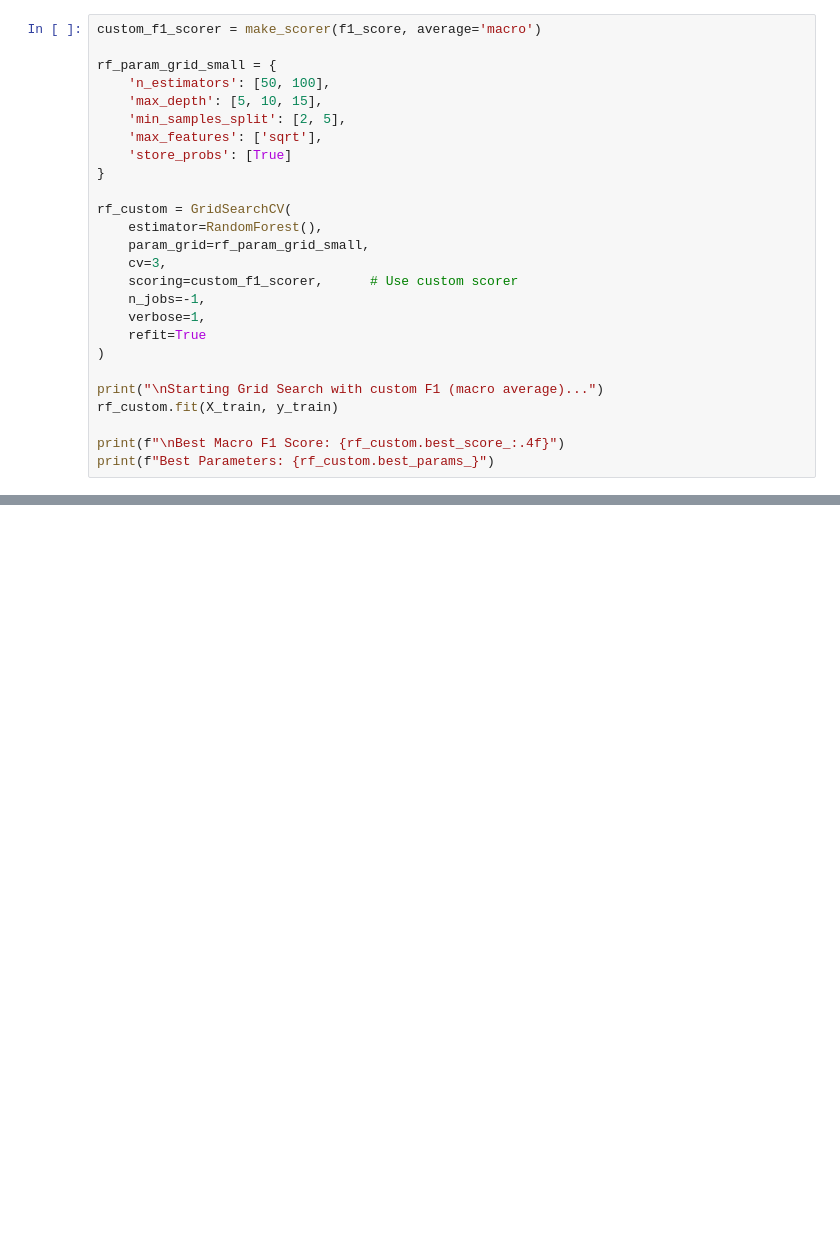
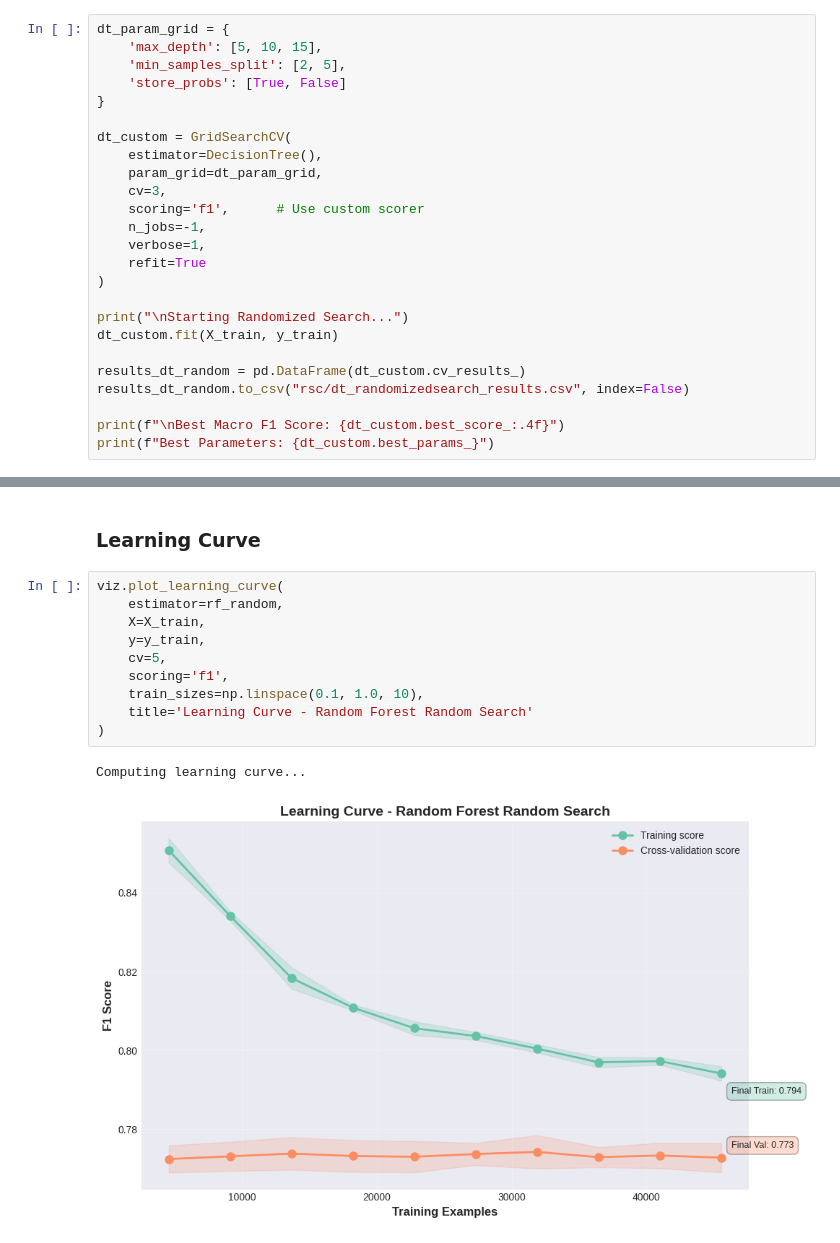
Before and after one commit to ismailnasuhkara/yap470, a Jupyter notebook: rf/demo.ipynb, the cells around one changed output, grey strips where cells are left out. Saved outputs shown, nothing was run; the diff lists cells and outputs as text; blank space fills up the shorter version.

```diff
--- a/rf/demo.ipynb
+++ b/rf/demo.ipynb
@@ -205,26 +266,25 @@ print(pd.DataFrame([test_metrics_dt]))
 # %%
-custom_f1_scorer = make_scorer(f1_score, average='macro')
-
-rf_param_grid_small = {
-    'n_estimators': [50, 100],
+dt_param_grid = {
     'max_depth': [5, 10, 15],
     'min_samples_split': [2, 5],
-    'max_features': ['sqrt'],
-    'store_probs': [True]
+    'store_probs': [True, False]
 }
 
-rf_custom = GridSearchCV(
-    estimator=RandomForest(),
-    param_grid=rf_param_grid_small,
+dt_custom = GridSearchCV(
+    estimator=DecisionTree(),
+    param_grid=dt_param_grid,
     cv=3,
-    scoring=custom_f1_scorer,      # Use custom scorer
+    scoring='f1',      # Use custom scorer
     n_jobs=-1,
     verbose=1,
     refit=True
 )
 
-print("\nStarting Grid Search with custom F1 (macro average)...")
-rf_custom.fit(X_train, y_train)
+print("\nStarting Randomized Search...")
+dt_custom.fit(X_train, y_train)
 
-print(f"\nBest Macro F1 Score: {rf_custom.best_score_:.4f}")
-print(f"Best Parameters: {rf_custom.best_params_}")
+results_dt_random = pd.DataFrame(dt_custom.cv_results_)
+results_dt_random.to_csv("rsc/dt_randomizedsearch_results.csv", index=False)
+
+print(f"\nBest Macro F1 Score: {dt_custom.best_score_:.4f}")
+print(f"Best Parameters: {dt_custom.best_params_}")
@@ -278,0 +470,15 @@ plt.show()
+# %% [markdown]
+### Learning Curve
+# %%
+viz.plot_learning_curve(
+    estimator=rf_random,
+    X=X_train,
+    y=y_train,
+    cv=5,
+    scoring='f1',
+    train_sizes=np.linspace(0.1, 1.0, 10),
+    title='Learning Curve - Random Forest Random Search'
+)
+# %% [output]
+Computing learning curve...
+[figure, added]
```
Also changed, not shown: parts of 58 cells of this notebook, 10 other files.
